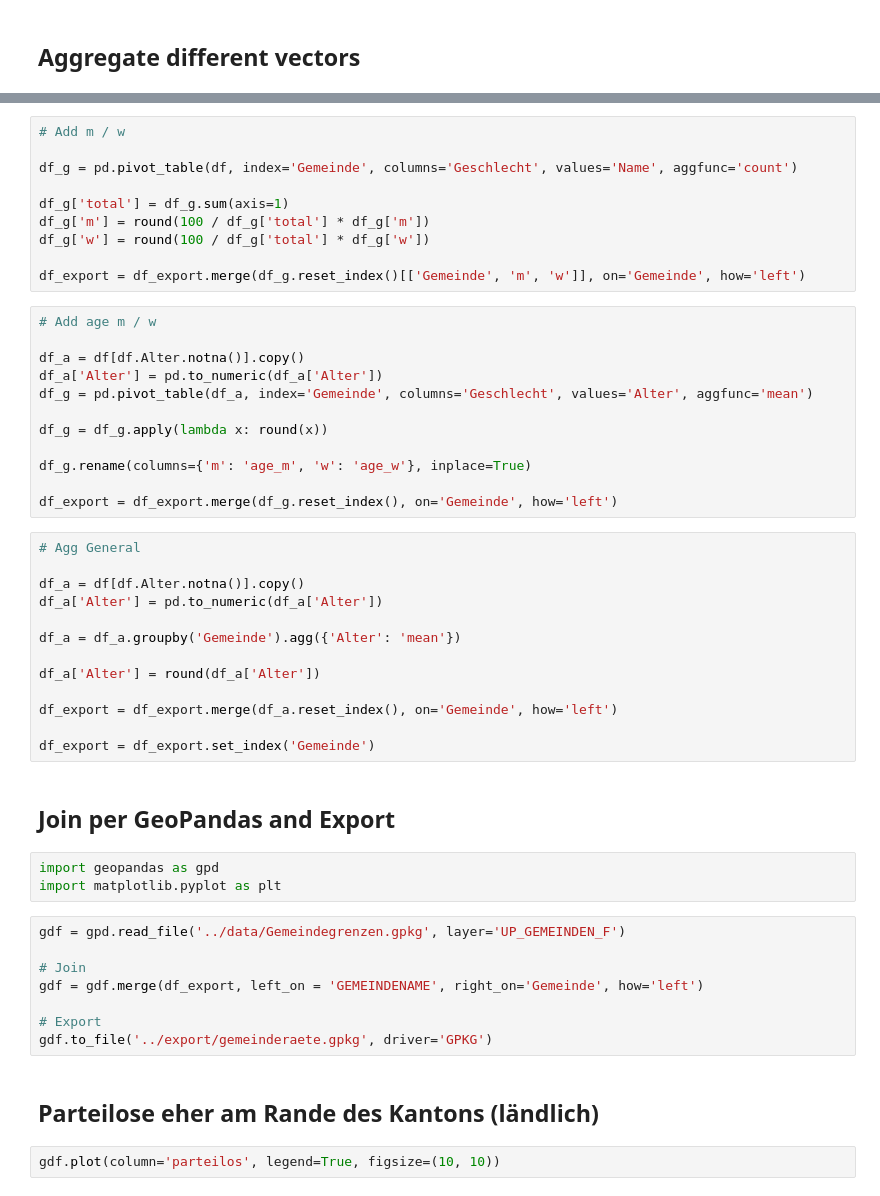
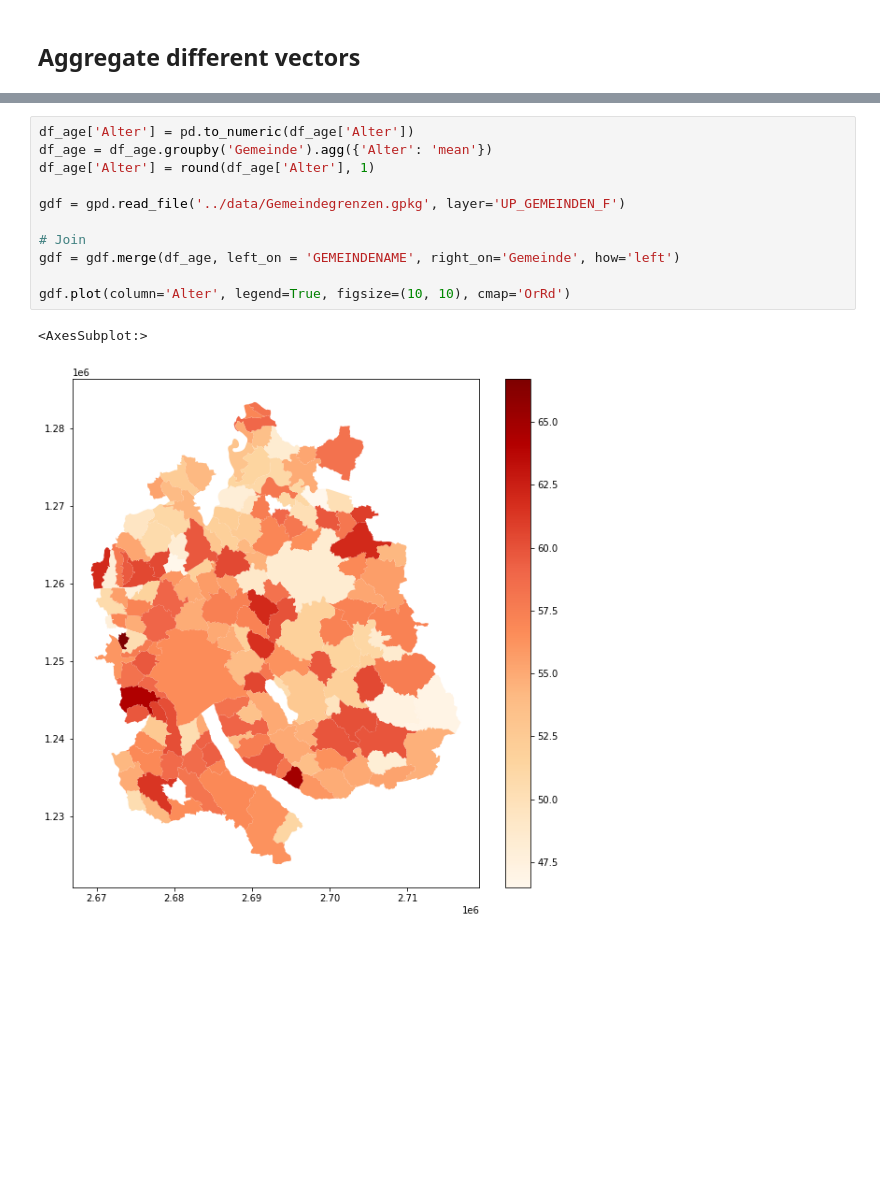
Before and after one commit to simonhuwiler/zh_gemeinderaete, a Jupyter notebook: python/2021_age.ipynb, the cells around one changed output, grey strips where cells are left out. Drawn from its saved outputs; the diff is of its cells as text; blank space fills up the shorter version.

```diff
--- a/python/2021_age.ipynb
+++ b/python/2021_age.ipynb
@@ -224,52 +250,14 @@ df_export = df_export.merge(df_g.reset_index(), on='Gemeinde', how='left')
-# %%
-# Add m / w
-
-df_g = pd.pivot_table(df, index='Gemeinde', columns='Geschlecht', values='Name', aggfunc='count')
-
-df_g['total'] = df_g.sum(axis=1)
-df_g['m'] = round(100 / df_g['total'] * df_g['m'])
-df_g['w'] = round(100 / df_g['total'] * df_g['w'])
-
-df_export = df_export.merge(df_g.reset_index()[['Gemeinde', 'm', 'w']], on='Gemeinde', how='left')
-# %%
-# Add age m / w
-
-df_a = df[df.Alter.notna()].copy()
-df_a['Alter'] = pd.to_numeric(df_a['Alter'])
-df_g = pd.pivot_table(df_a, index='Gemeinde', columns='Geschlecht', values='Alter', aggfunc='mean')
-
-df_g = df_g.apply(lambda x: round(x))
-
-df_g.rename(columns={'m': 'age_m', 'w': 'age_w'}, inplace=True)
-
-df_export = df_export.merge(df_g.reset_index(), on='Gemeinde', how='left')
-# %%
-# Agg General
-
-df_a = df[df.Alter.notna()].copy()
-df_a['Alter'] = pd.to_numeric(df_a['Alter'])
-
-df_a = df_a.groupby('Gemeinde').agg({'Alter': 'mean'})
-
-df_a['Alter'] = round(df_a['Alter'])
-
-df_export = df_export.merge(df_a.reset_index(), on='Gemeinde', how='left')
-
-df_export = df_export.set_index('Gemeinde')
-# %% [markdown]
-## Join per GeoPandas and Export
-# %%
-import geopandas as gpd
-import matplotlib.pyplot as plt
 # %%
+df_age['Alter'] = pd.to_numeric(df_age['Alter'])
+df_age = df_age.groupby('Gemeinde').agg({'Alter': 'mean'})
+df_age['Alter'] = round(df_age['Alter'], 1)
+
 gdf = gpd.read_file('../data/Gemeindegrenzen.gpkg', layer='UP_GEMEINDEN_F')
 
 # Join
-gdf = gdf.merge(df_export, left_on = 'GEMEINDENAME', right_on='Gemeinde', how='left')
+gdf = gdf.merge(df_age, left_on = 'GEMEINDENAME', right_on='Gemeinde', how='left')
 
-# Export
-gdf.to_file('../export/gemeinderaete.gpkg', driver='GPKG')
+gdf.plot(column='Alter', legend=True, figsize=(10, 10), cmap='OrRd')
+# %% [output]
+<AxesSubplot:>
+[figure, added]
-# %% [markdown]
-## Parteilose eher am Rande des Kantons (ländlich)
-# %%
-gdf.plot(column='parteilos', legend=True, figsize=(10, 10))
```
Also changed, not shown: parts of 17 cells of this notebook, 7 other files.
